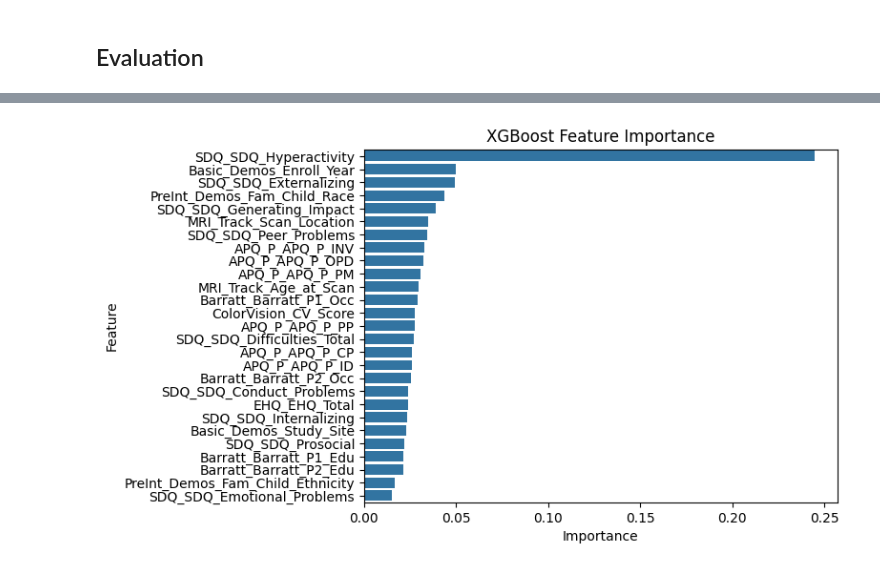
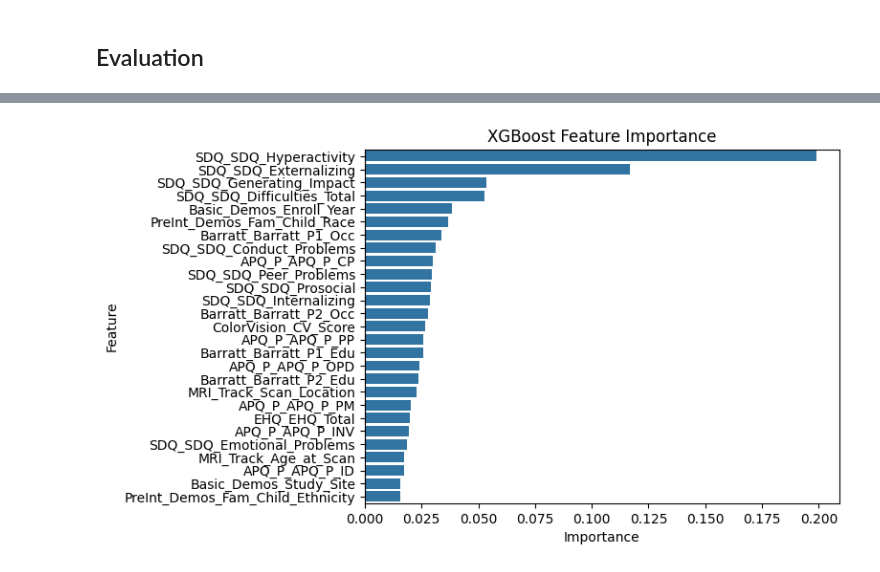
Before and after one commit to wendycarv/adhdDiagnosis, a Jupyter notebook: xgboost.ipynb, the cells around one changed output, grey strips where cells are left out. Drawn from its saved outputs; the diff is of its cells as text; code cells hidden in the pictures.

Commit message:
cross validated training + basic hyper parameter tuning

```diff
--- a/xgboost.ipynb
+++ b/xgboost.ipynb
@@ -43,10 +43,24 @@ X_test = pipeline.transform(X_test)
 # %% [markdown]
 ## Training
 # %%
+from sklearn.model_selection import GridSearchCV, RepeatedStratifiedKFold, cross_val_score
 from xgboost import XGBClassifier
 
-model = XGBClassifier()
+param_grid = {
+    'max_depth': range(3, 7),
+    'learning_rate': [0.1, 0.01, 0.001],
+    'subsample': np.linspace(0.5, 1.0, 5)
+}
 
-model.fit(X_train, y_train)
+# heuristic in xgboost docs used for overcoming class imbalances
+class_ratio = y_train.value_counts()[0] / y_train.value_counts()[1]
 
-y_pred = model.predict(X_test)
+model = XGBClassifier(objective='binary:logistic', scale_pos_weight=class_ratio)
+cv = RepeatedStratifiedKFold(n_splits=10, n_repeats=3, random_state=42)
+grid = GridSearchCV(estimator=model, param_grid=param_grid, n_jobs=-1, cv=cv, scoring='roc_auc')
+grid.fit(X_train, y_train)
+
+print(f'''
+Best set of hyperparameters: {grid.best_params_}
+Best score: {grid.best_score_}
+''')
@@ -75,11 +106,11 @@ plt.show()
 # %%
 feature_importance_df = pd.DataFrame({
-    'Importance': model.feature_importances_,
+    'Importance': grid.best_estimator_.feature_importances_,
     'Feature': X.columns
 }).sort_values(by='Importance', ascending=False)
 
 plt.title('XGBoost Feature Importance')
 sns.barplot(feature_importance_df, x='Importance', y='Feature')
 plt.show()
 # %% [output]
-[figure, old version]
+[figure, new version]
```
Also changed, not shown: parts of 4 cells of this notebook.
